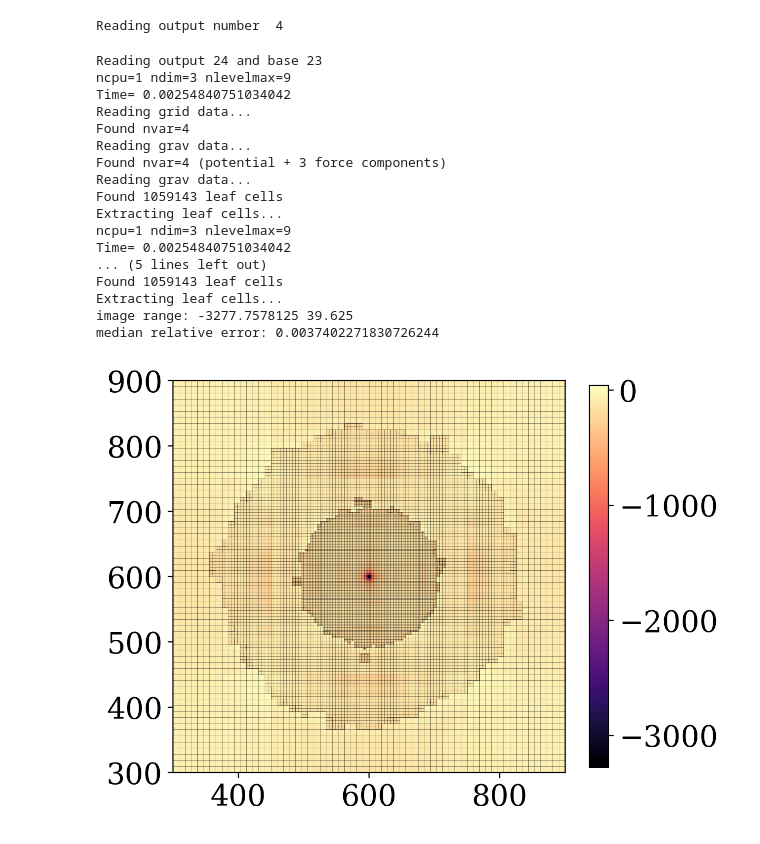
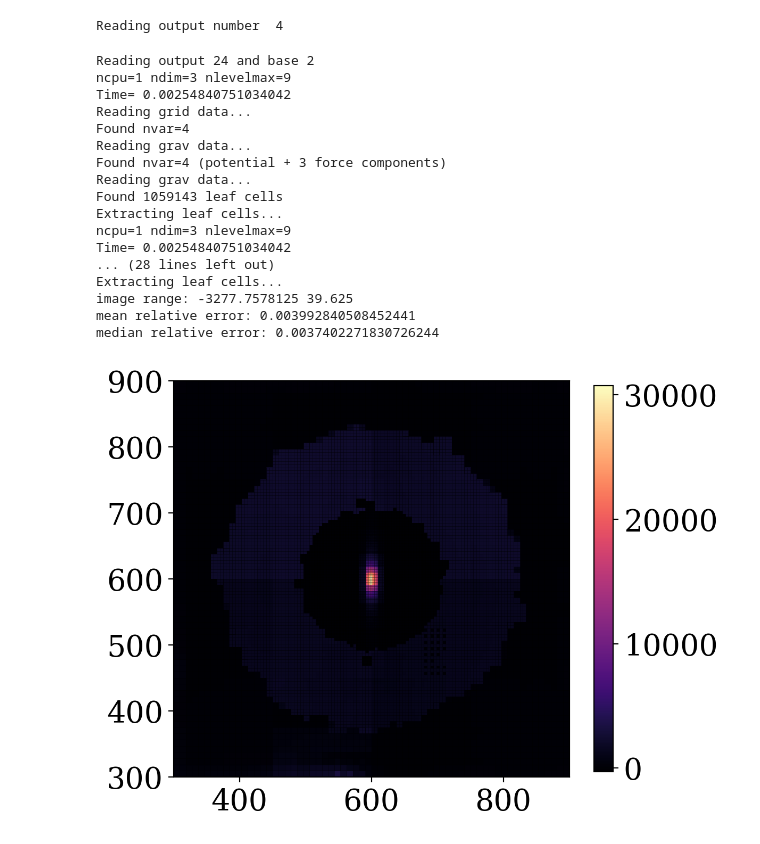
Before and after one commit to Byeol-Haneul/Ramses-FMM, a Jupyter notebook: analyze/amr.ipynb, the cells around one changed output. Drawn from its saved outputs; the diff is of its cells as text; code cells hidden in the pictures.

```diff
--- a/analyze/amr.ipynb
+++ b/analyze/amr.ipynb
@@ -99,6 +99,9 @@ def compare(nout, nout_base, cen=600, grid=False, levels=None):
     val = diff[mask]
 
     ram.visu(x,y,dx,val,c.level,grid=grid)
+    print("mean relative error:",
+        np.mean(val / c_base.g[0][mask])
+    )
 
     print("median relative error:",
         np.median(val / c_base.g[0][mask])
@@ -113,25 +116,26 @@ Reading output number  4
 #nout =  '23'  # fmm (7,8,9) ! pre-direct-multipole expansion
 #nout =  '24'  # multgrid  (7,8,9)
 # %%
+compare(24, 2, 600, grid=True)
 compare(24, 23, 600, grid=True)
-plt.savefig("./fig/nfw_678.png")
+
 #mk_image // project
 # %% [output]
-Reading output 24 and base 23
+Reading output 24 and base 2
 ncpu=1 ndim=3 nlevelmax=9
 Time= 0.00254840751034042
 Reading grid data...
 Found nvar=4
 Reading grav data...
 Found nvar=4 (potential + 3 force components)
 Reading grav data...
 Found 1059143 leaf cells
 Extracting leaf cells...
 ncpu=1 ndim=3 nlevelmax=9
 Time= 0.00254840751034042
-... (5 lines left out)
-Found 1059143 leaf cells
+... (28 lines left out)
 Extracting leaf cells...
 image range: -3277.7578125 39.625
+mean relative error: 0.003992840508452441
 median relative error: 0.0037402271830726244
-[figure, old version]
+[figure, new version]
```
Also changed, not shown: parts of 4 cells of this notebook, 3 other files.
